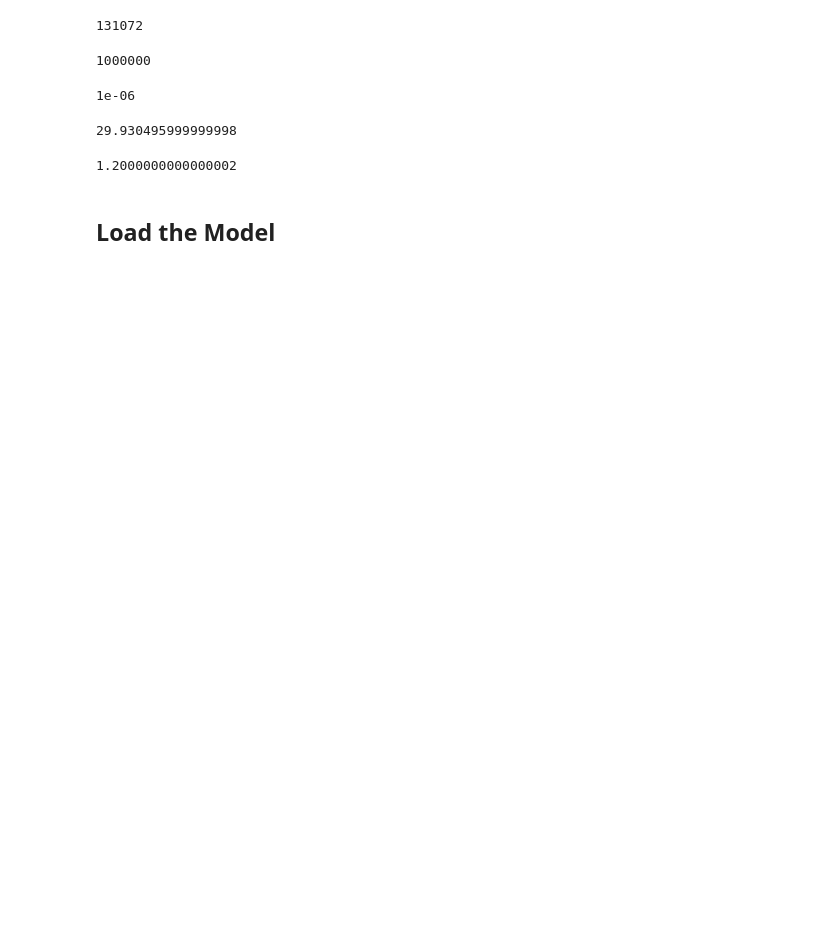
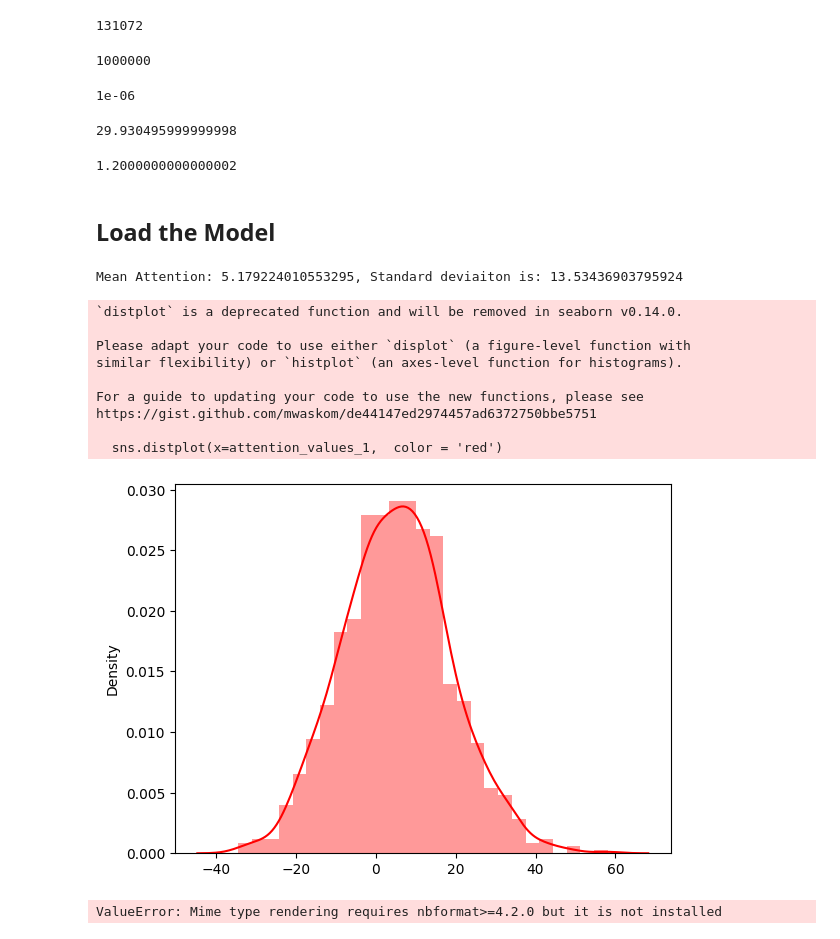
Before and after one commit to chaitanyamanem/TinyStories, a Jupyter notebook: StoryTeller-Book.ipynb, the cells around one changed output. Saved outputs shown, nothing was run; the diff lists cells and outputs as text; code cells hidden in the pictures; blank space fills up the shorter version.

```diff
--- a/StoryTeller-Book.ipynb
+++ b/StoryTeller-Book.ipynb
@@ -1026,3 +1026,5 @@ print(f"Final validtion loss of the model: {history['val_loss'][-1]}")
 model_path = os.path.join(save_root_directory, "model4.pt")
 model = torch.load(model_path)
 model
+# %%
+poe = model.position_embedding.weight
@@ -1028,0 +1075,68 @@ model
+# %%
+import random
+
+
+seq_len = 1024
+
+def get_attention_values(poe, seq_len, start_pos = 0, position_offset = -1):
+    attention_values = []
+
+    if position_offset == -1:
+        samples = 1000
+        for _ in range(samples):
+            iq = random.randint(start_pos, seq_len-1)
+            ik = random.randint(start_pos, seq_len-1)
+            attention_values.append((poe[iq] @ poe[ik]).item())
+    else:
+        while start_pos + position_offset < seq_len:
+            attention_values.append((poe[start_pos] @ poe[start_pos + position_offset]).item())
+            start_pos += 1
+    return attention_values
+# %%
+attention_values_1 = get_attention_values(poe,seq_len, position_offset=1)
+attention_values_3 = get_attention_values(poe,seq_len, position_offset=3)
+attention_values_10 = get_attention_values(poe,seq_len, position_offset=10)
+#attention_values_rand_offset = get_attention_values(poe,seq_len, position_offset=-1)
+# %%
+import matplotlib.pyplot as plt
+import seaborn as sns
+import numpy as np
+
+
+
+print(f"Mean Attention: {np.mean(attention_values_1)}, Standard deviaiton is: {np.std(attention_values_1)}")
+# print(f"Standard deviaiton is: {np.std(attention_values_rand_offset)}")
+
+
+sns.displot(x=attention_values_1,  color = 'red')
+plt.show()
+
+# sns.displot(x=attention_values_rand_offset,  color = 'blue')
+# plt.show()
+# %% [output]
+Mean Attention: 5.179224010553295, Standard deviaiton is: 13.53436903795924
+`distplot` is a deprecated function and will be removed in seaborn v0.14.0.
+
+Please adapt your code to use either `displot` (a figure-level function with
+similar flexibility) or `histplot` (an axes-level function for histograms).
+
+For a guide to updating your code to use the new functions, please see
+https://gist.github.com/mwaskom/de44147ed2974457ad6372750bbe5751
+
+  sns.distplot(x=attention_values_1,  color = 'red')
+[figure, added]
+# %%
+import plotly.figure_factory as ff
+
+group_labels = ['Group 1', 'Group 2', 'Group 3']
+colors = ['#A56CC1', '#A6ACEC', '#63F5EF']
+
+# Create distplot with curve_type set to 'normal'
+fig = ff.create_distplot([attention_values_1], group_labels = ['distplot'], colors=colors,
+                         bin_size=.2, show_rug=False)
+
+# Add title
+fig.update_layout(title_text='Hist and Curve Plot')
+fig.show()
+# %% [output]
+ValueError: Mime type rendering requires nbformat>=4.2.0 but it is not installed
```
Also changed, not shown: parts of 10 cells of this notebook.
